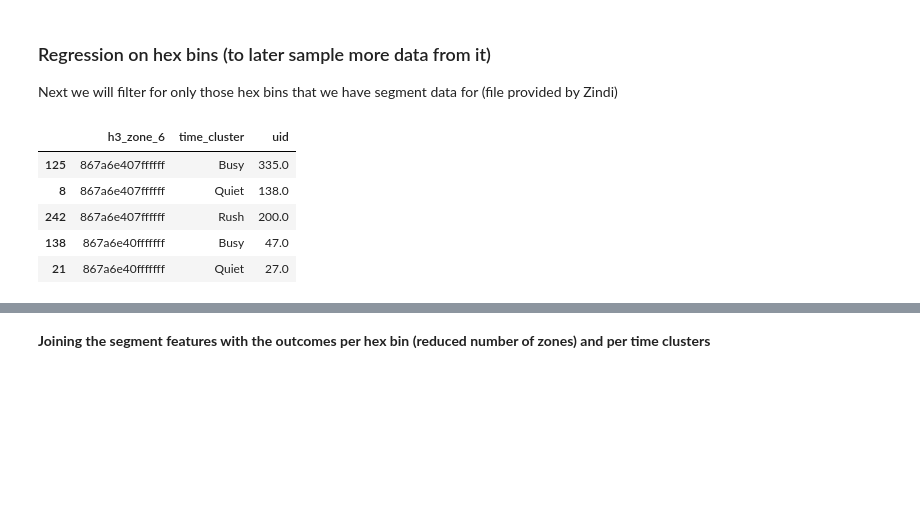
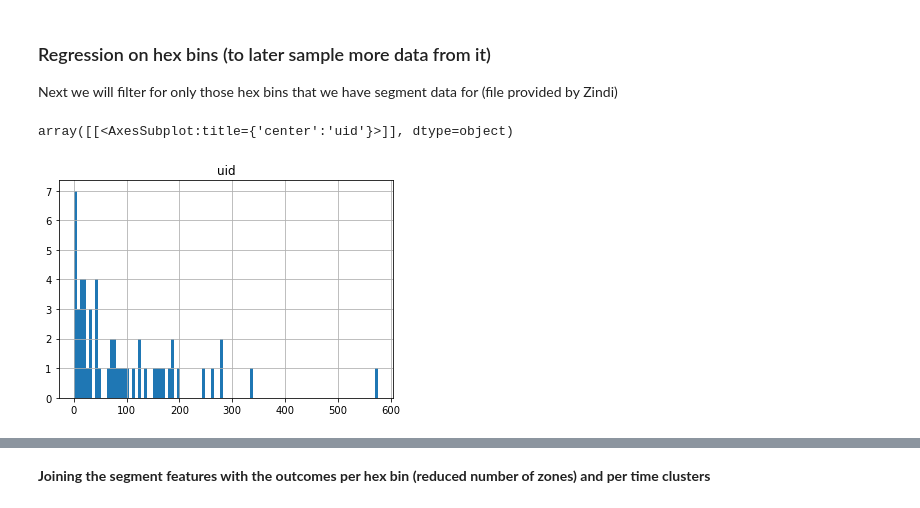
Before and after one commit to AndOleAnd/Capstone_N_A_P, a Jupyter notebook: Notebooks/Predictions.ipynb, the cells around one changed output, grey strips where cells are left out. Cells and saved outputs as stored; diff of their text form; code cells hidden in the pictures; blank space fills up the shorter version.

```diff
--- a/Notebooks/Predictions.ipynb
+++ b/Notebooks/Predictions.ipynb
@@ -258,7 +259,7 @@ See the caveats in the documentation: https://pandas.pydata.org/pandas-docs/stab
 | 17 | 867a6e5b7ffffff | 0 | 0.0 | 0 | 0 | 0 | 0.0 | 0 | 0.0 | 0 | ... | ... |
 18 rows × 190 columns
 # %%
-df_seg = pd.merge(df1, df2, on='hex_bin_6', how='left')
+df_seg = pd.merge(df1, df2, on='h3_zone_6', how='left')
 # %%
 df_seg = df_seg.reindex(sorted(df_seg.columns), axis=1)
 # %% [output]
@@ -491,17 +491,15 @@ df_rta_clustered_filled.sort_values(by=["h3_zone_6", "time_cluster"]).head(20)
 ### Regression on hex bins (to later sample more data from it)
 Next we will filter for only those hex bins that we have segment data for (file provided by Zindi)
 # %%
-reduced_hex = list(df_seg.hex_bin_6)
+reduced_hex = list(df_seg.h3_zone_6)
 # %%
 df_reduced_segments = df_rta_clustered_filled[df_rta_clustered_filled["h3_zone_6"].isin(reduced_hex)]
-df_reduced_segments.sort_values(by=["h3_zone_6", "time_cluster"]).head()
+df7 = df_reduced_segments.sort_values(by=["h3_zone_6", "time_cluster"])
-# %% [output]
-|  | h3_zone_6 | time_cluster | uid |
-| 125 | 867a6e407ffffff | Busy | 335.0 |
-| 8 | 867a6e407ffffff | Quiet | 138.0 |
-| 242 | 867a6e407ffffff | Rush | 200.0 |
-| 138 | 867a6e40fffffff | Busy | 47.0 |
-| 21 | 867a6e40fffffff | Quiet | 27.0 |
+# %%
+df7.hist(bins=100)
+# %% [output]
+array([[<AxesSubplot:title={'center':'uid'}>]], dtype=object)
+[figure, added]
 # %%
 df_reduced_segments.info()
 # %% [output]
```
Also changed, not shown: parts of 55 cells of this notebook.
